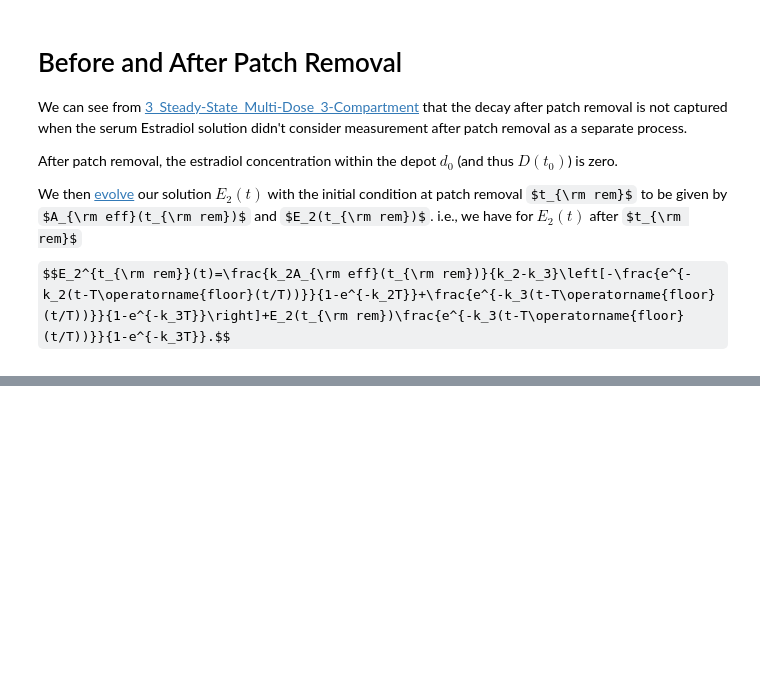
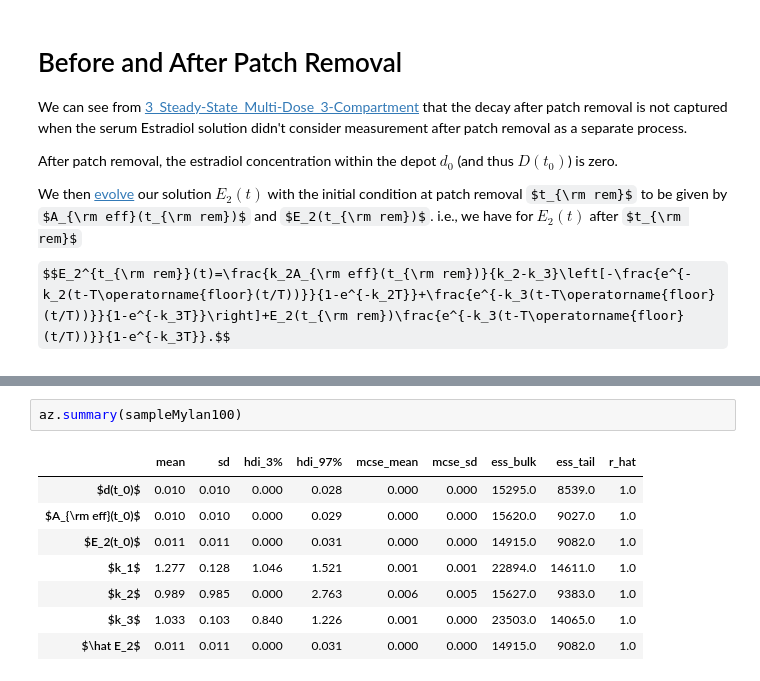
Before and after one commit to transturion/modeling, a Jupyter notebook: 4_Hierarchical_3-Compartment.ipynb, the cells around one changed output, grey strips where cells are left out. Saved outputs shown, nothing was run; the diff lists cells and outputs as text; some formulas as TeX source; blank space fills up the shorter version.

```diff
--- a/4_Hierarchical_3-Compartment.ipynb
+++ b/4_Hierarchical_3-Compartment.ipynb
@@ -60,0 +140,11 @@ emceeFit()
+# %%
+az.summary(sampleMylan100)
+# %% [output]
+|  | mean | sd | hdi_3% | hdi_97% | mcse_mean | mcse_sd | ess_bulk | ess_tail | r_hat |
+| $d(t_0)$ | 0.010 | 0.010 | 0.000 | 0.028 | 0.000 | 0.000 | 15295.0 | 8539.0 | 1.0 |
+| $A_{\rm eff}(t_0)$ | 0.010 | 0.010 | 0.000 | 0.029 | 0.000 | 0.000 | 15620.0 | 9027.0 | 1.0 |
+| $E_2(t_0)$ | 0.011 | 0.011 | 0.000 | 0.031 | 0.000 | 0.000 | 14915.0 | 9082.0 | 1.0 |
+| $k_1$ | 1.277 | 0.128 | 1.046 | 1.521 | 0.001 | 0.001 | 22894.0 | 14611.0 | 1.0 |
+| $k_2$ | 0.989 | 0.985 | 0.000 | 2.763 | 0.006 | 0.005 | 15627.0 | 9383.0 | 1.0 |
+| $k_3$ | 1.033 | 0.103 | 0.840 | 1.226 | 0.001 | 0.000 | 23503.0 | 14065.0 | 1.0 |
+| $\hat E_2$ | 0.011 | 0.011 | 0.000 | 0.031 | 0.000 | 0.000 | 14915.0 | 9082.0 | 1.0 |
```
Also changed, not shown: parts of 11 cells of this notebook.
